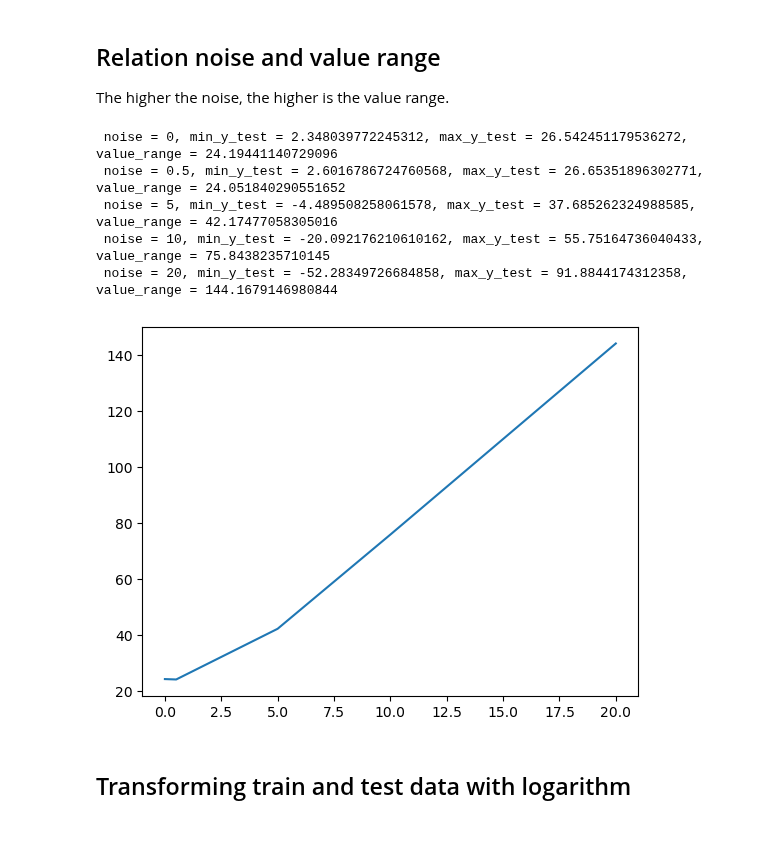
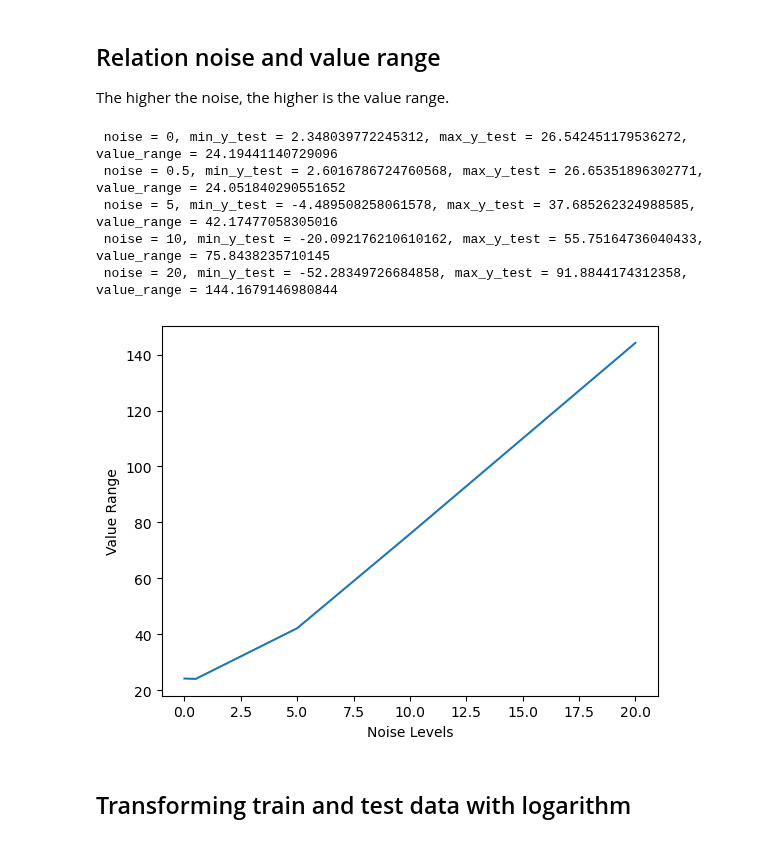
Before and after one commit to annegriddl/slds_stratification, a Jupyter notebook: Simulations/Experiments4 Final SetUp RF/data_transformations.ipynb, the cells around one changed output. Saved outputs shown, nothing was run; the diff lists cells and outputs as text; code cells hidden in the pictures.

```diff
--- a/Simulations/Experiments4 Final SetUp RF/data_transformations.ipynb
+++ b/Simulations/Experiments4 Final SetUp RF/data_transformations.ipynb
@@ -67,23 +67,25 @@ The higher the noise, the higher is the value range.
 # %%
 value_range_n_noise = []
 noise_levels = [0, 0.5, 5, 10, 20]
 
 for noise in noise_levels:
     X_test, y_test = make_friedman1(n_samples=1000, n_features=10, noise=noise, random_state=1)
     min_y_test = min(y_test)
     max_y_test = max(y_test)
     value_range_n_noise.append(max_y_test - min_y_test)
     print(f" noise = {noise}, min_y_test = {min_y_test}, max_y_test = {max_y_test},  value_range = {max_y_test - min_y_test}")
 
 plt.plot(noise_levels, value_range_n_noise)
+plt.xlabel('Noise Levels')
+plt.ylabel('Value Range')
 plt.show()
 # %% [output]
  noise = 0, min_y_test = 2.348039772245312, max_y_test = 26.542451179536272,  value_range = 24.19441140729096
  noise = 0.5, min_y_test = 2.6016786724760568, max_y_test = 26.65351896302771,  value_range = 24.051840290551652
  noise = 5, min_y_test = -4.489508258061578, max_y_test = 37.685262324988585,  value_range = 42.17477058305016
  noise = 10, min_y_test = -20.092176210610162, max_y_test = 55.75164736040433,  value_range = 75.8438235710145
  noise = 20, min_y_test = -52.28349726684858, max_y_test = 91.8844174312358,  value_range = 144.1679146980844
-[figure, old version]
+[figure, new version]
 # %% [markdown]
 ## Transforming train and test data with logarithm
 # %%
```
Also changed, not shown: parts of 5 cells of this notebook, 5 other files.
